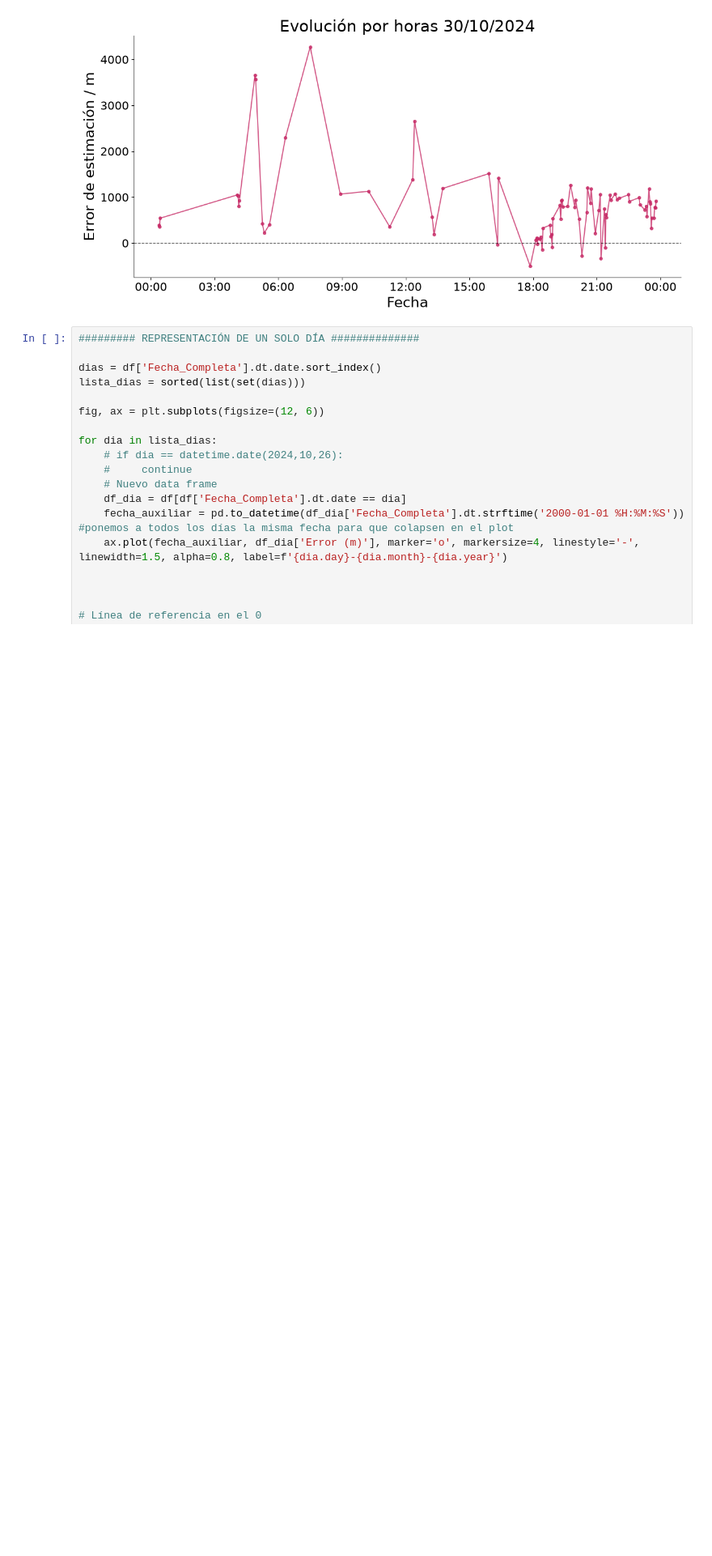
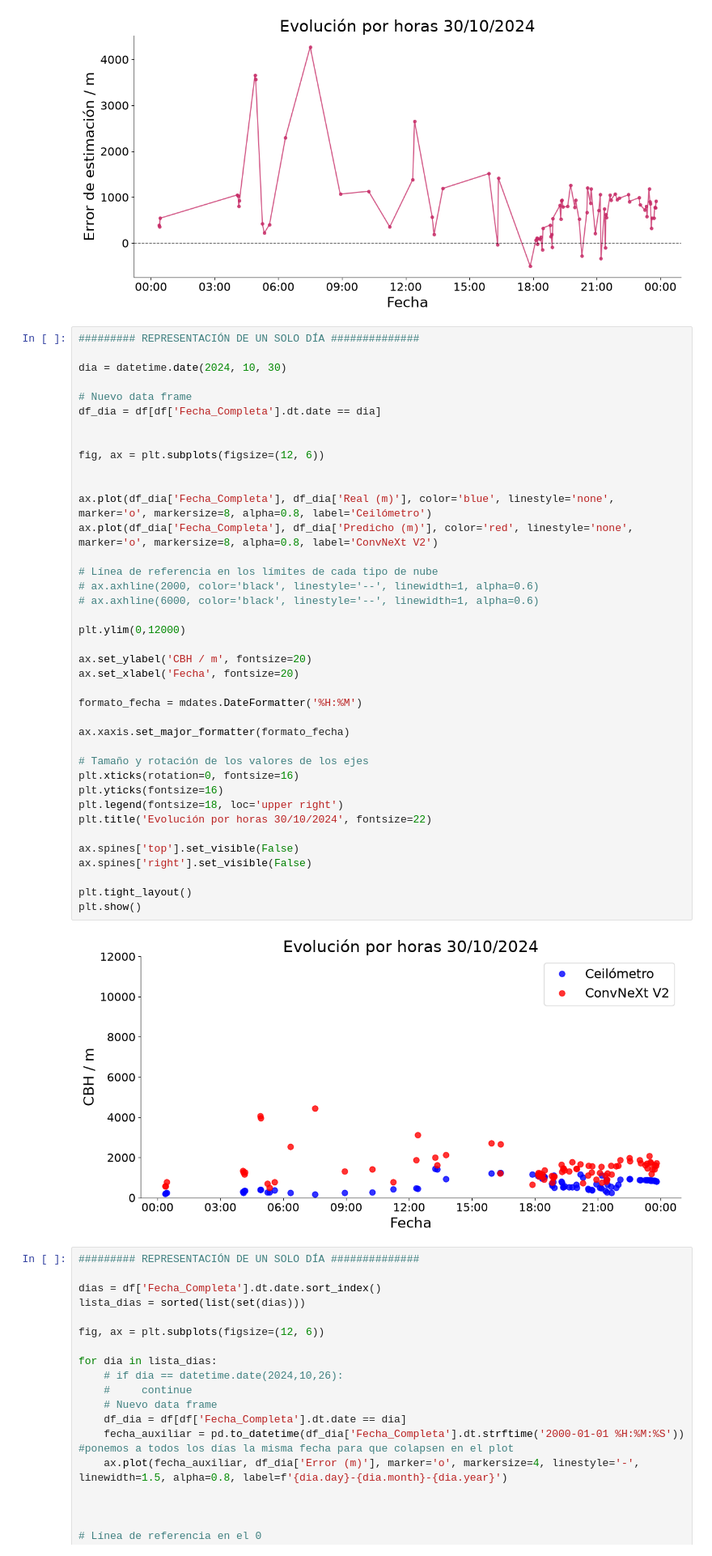
Before and after one commit to veraperez23/CloudBaseHeight, a Jupyter notebook: evolucion_predicciones/evolucion_lindenberg.ipynb, the cells around one changed output. Shown at 81% size. Saved outputs shown, nothing was run; the diff lists cells and outputs as text; blank space fills up the shorter version.

```diff
--- a/evolucion_predicciones/evolucion_lindenberg.ipynb
+++ b/evolucion_predicciones/evolucion_lindenberg.ipynb
@@ -127,6 +169,47 @@ plt.tight_layout()
 plt.show()
 # %% [output]
 [figure]
+# %%
+######### REPRESENTACIÓN DE UN SOLO DÍA ##############
+
+dia = datetime.date(2024, 10, 30)
+
+# Nuevo data frame
+df_dia = df[df['Fecha_Completa'].dt.date == dia]
+
+
+fig, ax = plt.subplots(figsize=(12, 6))
+
+
+ax.plot(df_dia['Fecha_Completa'], df_dia['Real (m)'], color='blue', linestyle='none', marker='o', markersize=8, alpha=0.8, label='Ceilómetro')
+ax.plot(df_dia['Fecha_Completa'], df_dia['Predicho (m)'], color='red', linestyle='none', marker='o', markersize=8, alpha=0.8, label='ConvNeXt V2')
+
+# Línea de referencia en los límites de cada tipo de nube
+# ax.axhline(2000, color='black', linestyle='--', linewidth=1, alpha=0.6)
+# ax.axhline(6000, color='black', linestyle='--', linewidth=1, alpha=0.6)
+
+plt.ylim(0,12000)
+
+ax.set_ylabel('CBH / m', fontsize=20)
+ax.set_xlabel('Fecha', fontsize=20)
+
+formato_fecha = mdates.DateFormatter('%H:%M')
+
+ax.xaxis.set_major_formatter(formato_fecha)
+
+# Tamaño y rotación de los valores de los ejes
+plt.xticks(rotation=0, fontsize=16)
+plt.yticks(fontsize=16)
+plt.legend(fontsize=18, loc='upper right')
+plt.title('Evolución por horas 30/10/2024', fontsize=22)
+
+ax.spines['top'].set_visible(False)
+ax.spines['right'].set_visible(False)
+
+plt.tight_layout()
+plt.show()
+# %% [output]
+[figure, added]
 # %%
 ######### REPRESENTACIÓN DE UN SOLO DÍA ##############
 
```
Also changed, not shown: parts of 4 cells of this notebook, 2 other files.
